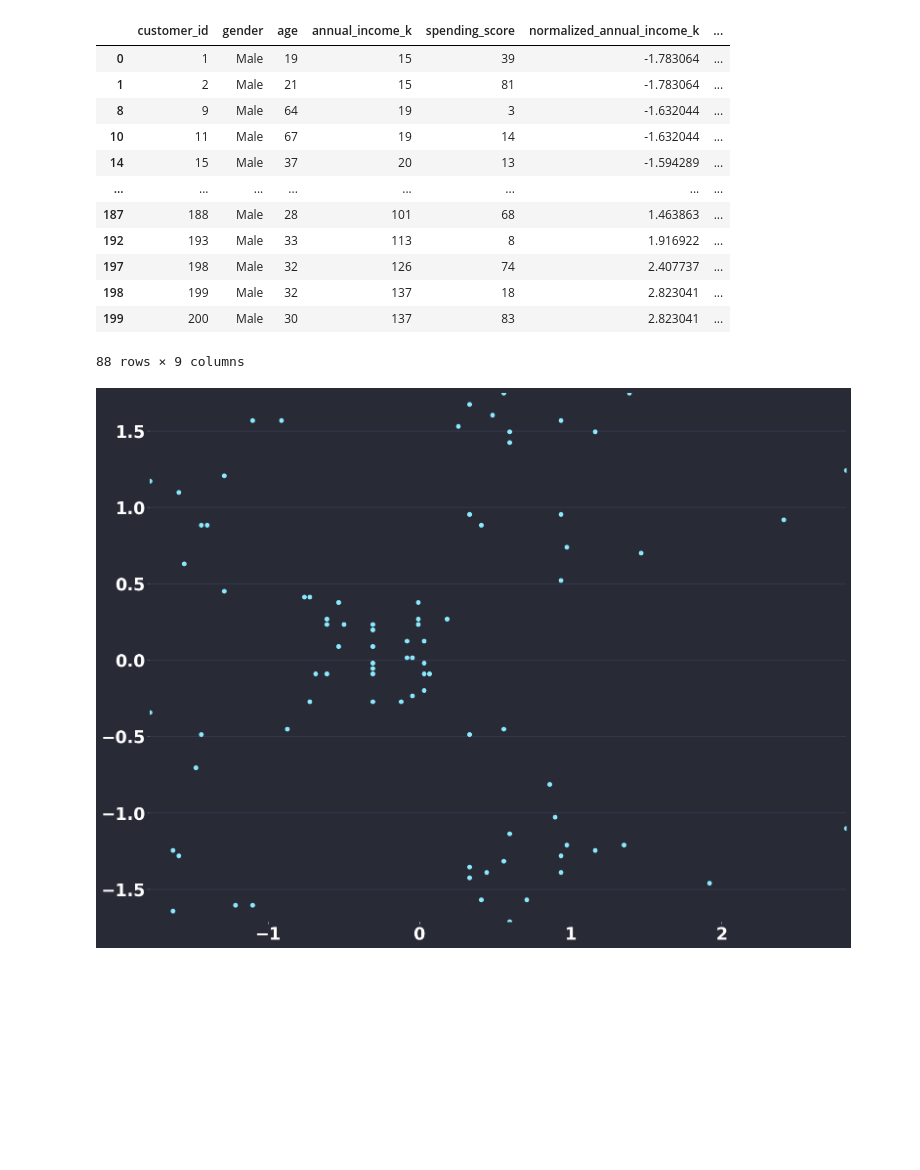
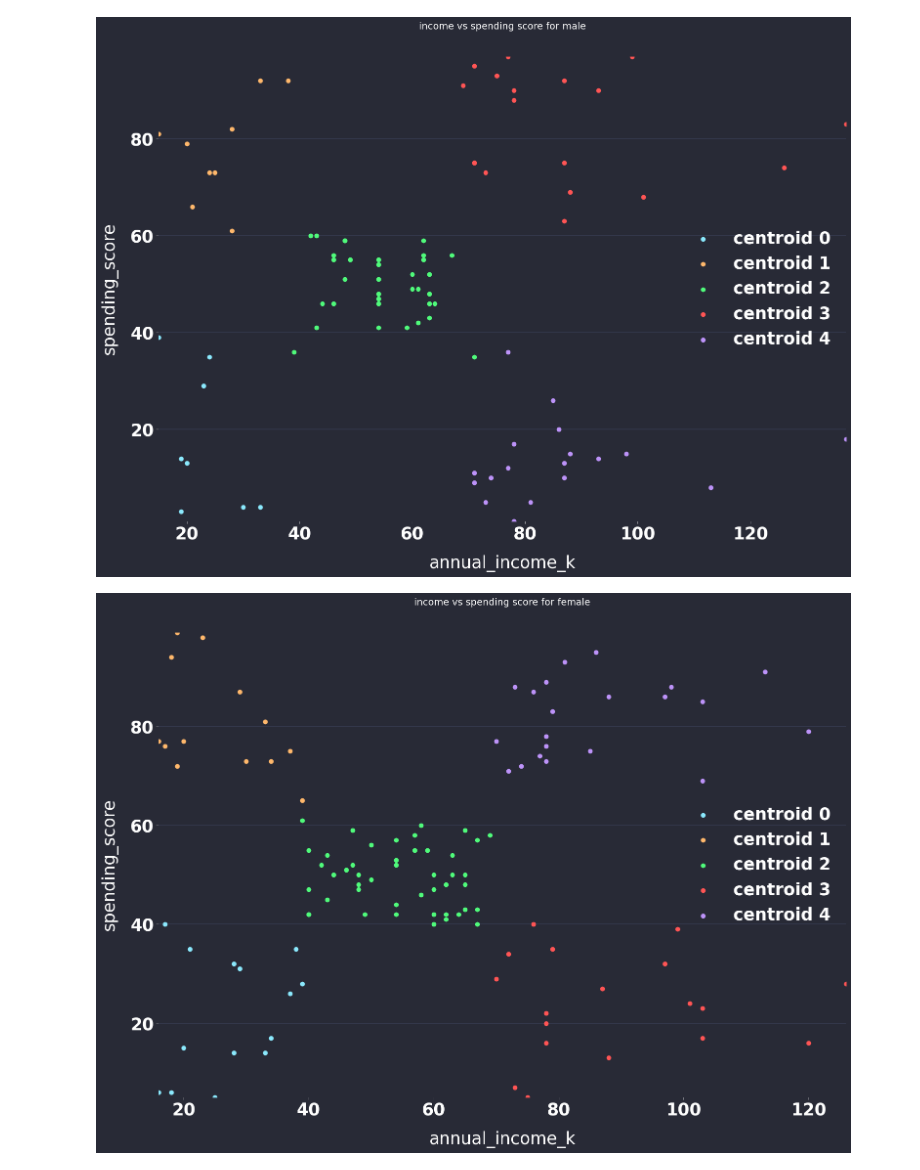
Before and after one commit to Charles-Roush/clustering, a Jupyter notebook: analysis.ipynb, the cells around one changed output. Drawn from its saved outputs; the diff is of its cells as text; code cells hidden in the pictures; blank space fills up the shorter version.

```diff
--- a/analysis.ipynb
+++ b/analysis.ipynb
@@ -7,25 +23,15 @@ f_df = df.query("gender == 'Female'")
 # %%
-columns = ['age', 'annual_income_k', 'spending_score']
-centroid_x_vals = [-1, -0.2, 1, 1, -1]
-centroid_y_vals = [-1, 0, -1, 1, 1]
-sl.full_k_means(m_df, 'annual_income_k', 'spending_score', centroid_x_vals, centroid_y_vals)
-m_df
+stats = {}
+for gender_name, gender_df in {'male': m_df, 'female': f_df}.items():
+    # Plot the graphs
+    columns = ['age', 'annual_income_k', 'spending_score']
+    centroid_x_vals = [-1, -0.2, 1, 1, -1]
+    centroid_y_vals = [-1, 0, -1, 1, 1]
+    sl.full_k_means(gender_df, 'annual_income_k', 'spending_score', centroid_x_vals, centroid_y_vals)
+    pl.plot_centroid_groups(gender_df, 'annual_income_k', 'spending_score', f'income vs spending score for {gender_name}')
+    # Compute stats
+    gender_stats = gender_df.groupby('centroid_idx')[['annual_income_k', 'spending_score']].agg(['mean', 'median', 'std', 'min', 'max'])
+    stats[gender_name] = gender_stats
 # %% [output]
-|  | customer_id | gender | age | annual_income_k | spending_score | normalized_annual_income_k | ... |
-| 0 | 1 | Male | 19 | 15 | 39 | -1.783064 | ... |
-| 1 | 2 | Male | 21 | 15 | 81 | -1.783064 | ... |
-| 8 | 9 | Male | 64 | 19 | 3 | -1.632044 | ... |
-| 10 | 11 | Male | 67 | 19 | 14 | -1.632044 | ... |
-| 14 | 15 | Male | 37 | 20 | 13 | -1.594289 | ... |
-| ... | ... | ... | ... | ... | ... | ... | ... |
-| 187 | 188 | Male | 28 | 101 | 68 | 1.463863 | ... |
-| 192 | 193 | Male | 33 | 113 | 8 | 1.916922 | ... |
-| 197 | 198 | Male | 32 | 126 | 74 | 2.407737 | ... |
-| 198 | 199 | Male | 32 | 137 | 18 | 2.823041 | ... |
-| 199 | 200 | Male | 30 | 137 | 83 | 2.823041 | ... |
-88 rows × 9 columns
+[figure, added]
+[figure, added]
-# %%
-sp = pl.ScatterPlot(m_df['normalized_annual_income_k'], m_df['normalized_spending_score'])
-pl.SubPlot([[sp]]).plot()
-# %% [output]
-[figure, removed]
```
Also changed, not shown: parts of 4 cells of this notebook, 3 other files.
